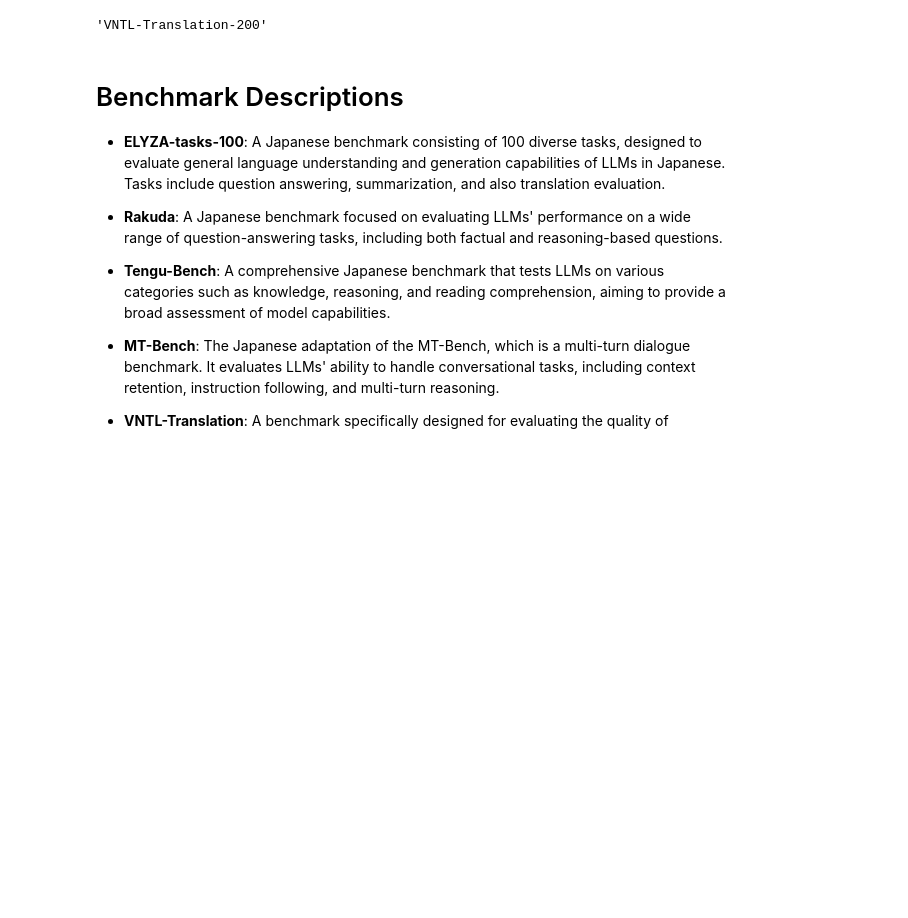
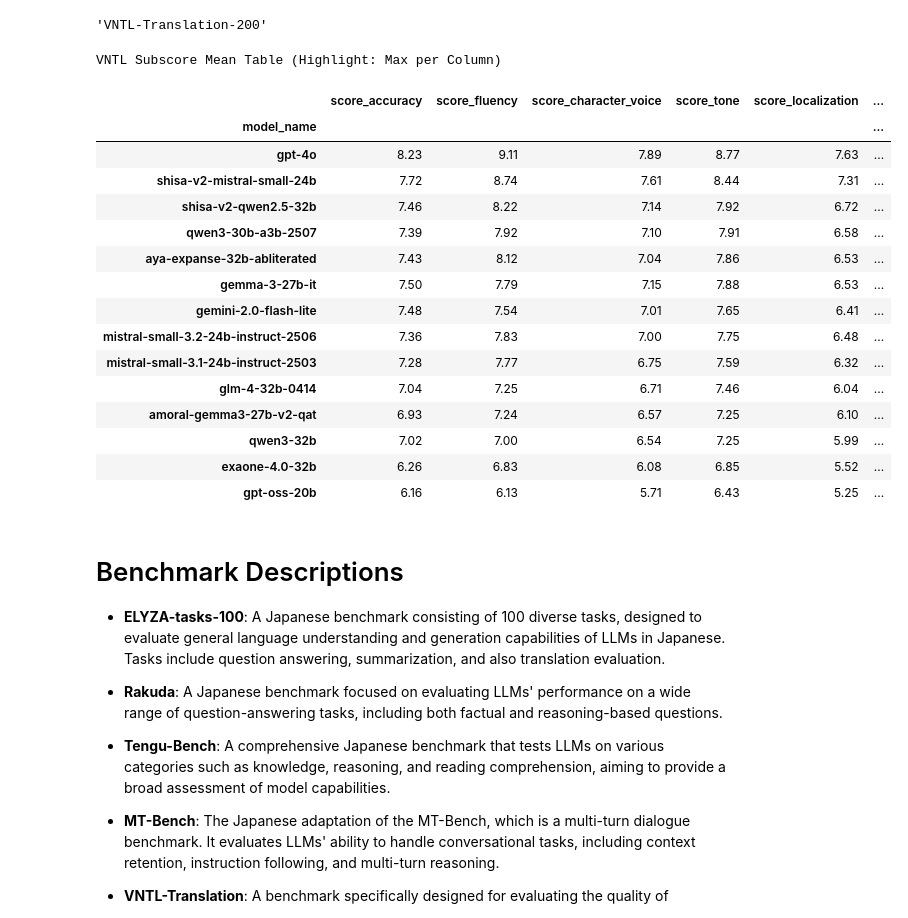
Before and after one commit to Sub0X/shaberi, a Jupyter notebook: results_vizualization.ipynb, the cells around one changed output. Drawn from its saved outputs; the diff is of its cells as text; code cells hidden in the pictures; blank space fills up the shorter version.

```diff
--- a/results_vizualization.ipynb
+++ b/results_vizualization.ipynb
@@ -192,7 +193,25 @@ Max score for ELYZA before scaling: 5.00
 Max score for ELYZA after scaling: 10.00
 # %%
 model_order = all_result_df.groupby('model_name')['score'].mean().sort_values(ascending=False).index.tolist()
-color_sequence = px.colors.qualitative.Plotly
+color_sequence = px.colors.qualitative.Plotly + px.colors.qualitative.Pastel
+color_sequence = list(set(color_sequence))
+
+# Convert rgb colors to hex format if necessary for each color in the sequence if it isn't already hex
+def rgb_to_hex(rgb_str):
+    import re
+    match = re.match(r"rgb\((\d+),\s*(\d+),\s*(\d+)\)", rgb_str)
+    if match:
+        r, g, b = map(int, match.groups())
+        return '#{:02x}{:02x}{:02x}'.format(r, g, b)
+    return rgb_str
+
+color_sequence = [
+    rgb_to_hex(color) if isinstance(color, str) and color.startswith('rgb') else color
+    for color in color_sequence
+]
+
+print(color_sequence)
 color_map = {model: color_sequence[i % len(color_sequence)] for i, model in enumerate(model_order)}
+print(color_map)
 print("Global model order and color map created.")
 # %% [output]
@@ -576,6 +603,42 @@ if not df_vntl.empty and all(col in df_vntl.columns for col in vntl_score_column
         # fig_vntl_grid.write_image(f"{GRAPHS_DIR}/vntl_grid_{judge_model.replace('judge_', '')}.png")
 else:
     print("No VNTL multi-score data found to generate the plot.")
+# %%
+# --- Styled Correlation Table for VNTL Subscores ---
+import pandas as pd
+
+if not df_vntl.empty and all(col in df_vntl.columns for col in vntl_score_columns):
+    # Calculate mean subscores for each model
+    vntl_corr_df = df_vntl.groupby('model_name')[vntl_score_columns].mean()
+    vntl_corr_df['Average'] = vntl_corr_df.mean(axis=1)
+    vntl_corr_df = vntl_corr_df.sort_values(by='Average', ascending=False)
+
+    def highlight_max_vntl(s):
+        is_max = s.max()
+        return ['background-color: #FFF8C4' if v == is_max else '' for v in s]
+
+    styled_vntl = vntl_corr_df.style.apply(highlight_max_vntl, axis=0).format("{:.2f}").set_caption("VNTL Subscore Mean Table (Highlight: Max per Column)")
+    display(styled_vntl)
+else:
+    print("No VNTL subscore data available for styled correlation table.")
+# %% [output]
+VNTL Subscore Mean Table (Highlight: Max per Column)
+|  | score_accuracy | score_fluency | score_character_voice | score_tone | score_localization | ... |
+| model_name |  |  |  |  |  | ... |
+| gpt-4o | 8.23 | 9.11 | 7.89 | 8.77 | 7.63 | ... |
+| shisa-v2-mistral-small-24b | 7.72 | 8.74 | 7.61 | 8.44 | 7.31 | ... |
+| shisa-v2-qwen2.5-32b | 7.46 | 8.22 | 7.14 | 7.92 | 6.72 | ... |
+| qwen3-30b-a3b-2507 | 7.39 | 7.92 | 7.10 | 7.91 | 6.58 | ... |
+| aya-expanse-32b-abliterated | 7.43 | 8.12 | 7.04 | 7.86 | 6.53 | ... |
+| gemma-3-27b-it | 7.50 | 7.79 | 7.15 | 7.88 | 6.53 | ... |
+| gemini-2.0-flash-lite | 7.48 | 7.54 | 7.01 | 7.65 | 6.41 | ... |
+| mistral-small-3.2-24b-instruct-2506 | 7.36 | 7.83 | 7.00 | 7.75 | 6.48 | ... |
+| mistral-small-3.1-24b-instruct-2503 | 7.28 | 7.77 | 6.75 | 7.59 | 6.32 | ... |
+| glm-4-32b-0414 | 7.04 | 7.25 | 6.71 | 7.46 | 6.04 | ... |
+| amoral-gemma3-27b-v2-qat | 6.93 | 7.24 | 6.57 | 7.25 | 6.10 | ... |
+| qwen3-32b | 7.02 | 7.00 | 6.54 | 7.25 | 5.99 | ... |
+| exaone-4.0-32b | 6.26 | 6.83 | 6.08 | 6.85 | 5.52 | ... |
+| gpt-oss-20b | 6.16 | 6.13 | 5.71 | 6.43 | 5.25 | ... |
 # %% [markdown]
 # Benchmark Descriptions
 
```
Also changed, not shown: parts of 5 cells of this notebook, 15 other files.
